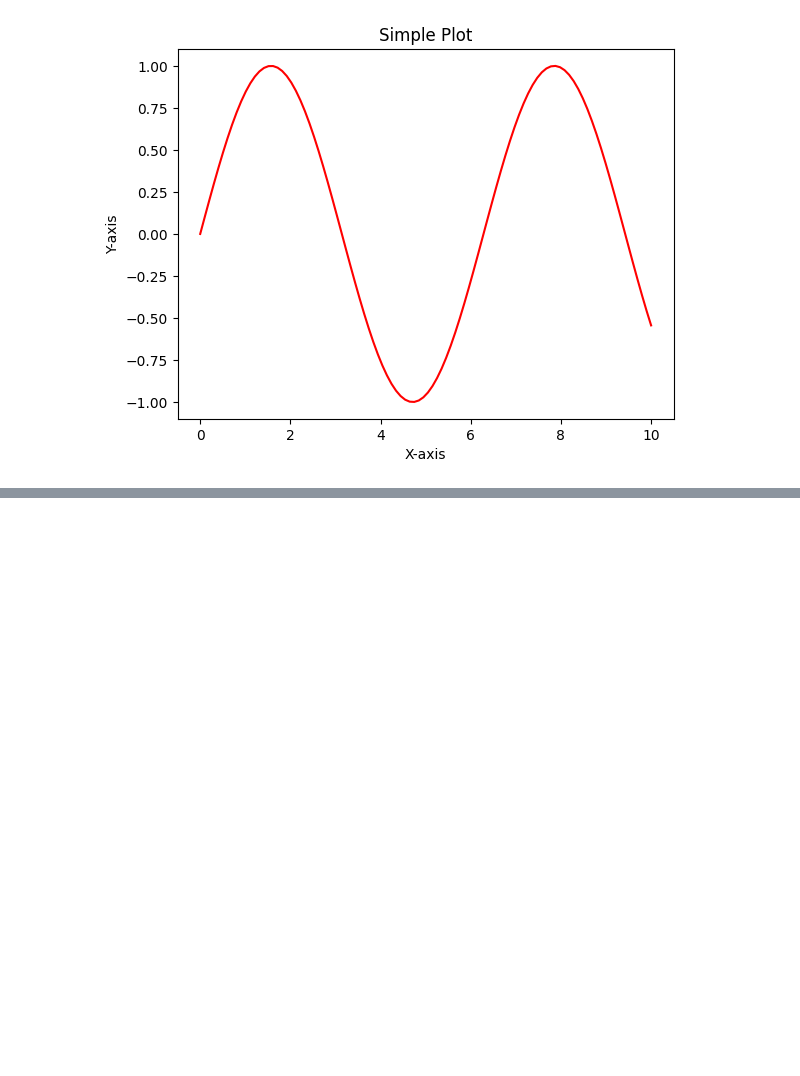
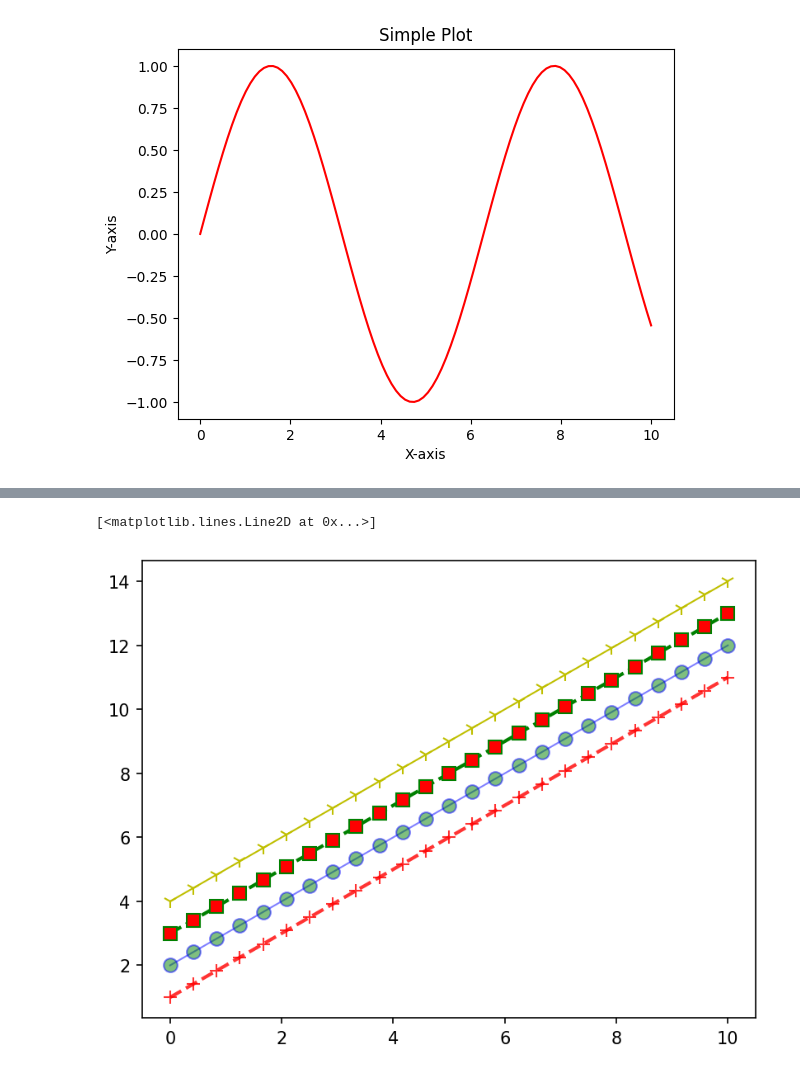
Before and after one commit to SilverShadow123/Learning_Python, a Jupyter notebook: matplotlib.ipynb, the cells around one changed output, grey strips where cells are left out. Saved outputs shown, nothing was run; the diff lists cells and outputs as text; code cells hidden in the pictures; blank space fills up the shorter version.

```diff
--- a/matplotlib.ipynb
+++ b/matplotlib.ipynb
@@ -135,0 +144,9 @@ ax2.plot(x,y,'g*-')
+# %%
+fig, axes = plt.subplots(dpi=150)
+axes.plot(x, x+1, color='r', alpha=0.8, linewidth=2, linestyle='--', marker='+', markerfacecolor='blue', markersize=8)
+axes.plot(x, x+2, color='b', alpha=0.5, linewidth=1, linestyle='-',marker='o', markerfacecolor='green', markersize=8)
+axes.plot(x, x+3, color='g', linewidth=2, linestyle='--', marker='s', markerfacecolor='red', markersize=8)
+axes.plot(x, x+4, color='y', linewidth=1, linestyle='-',marker='1', markerfacecolor='purple', markersize=8)
+# %% [output]
+[<matplotlib.lines.Line2D at 0x...>]
+[figure, added]
```
Also changed, not shown: parts of 8 cells of this notebook.
